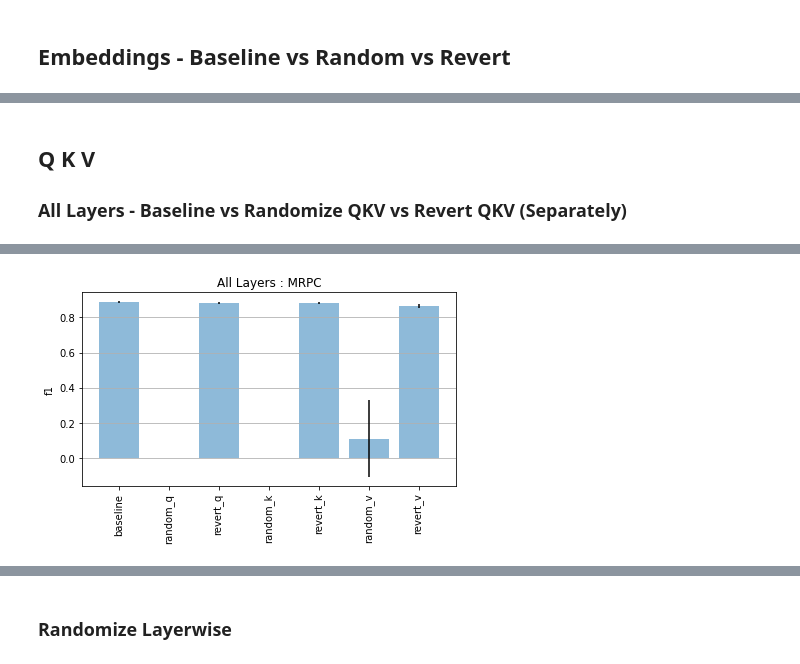
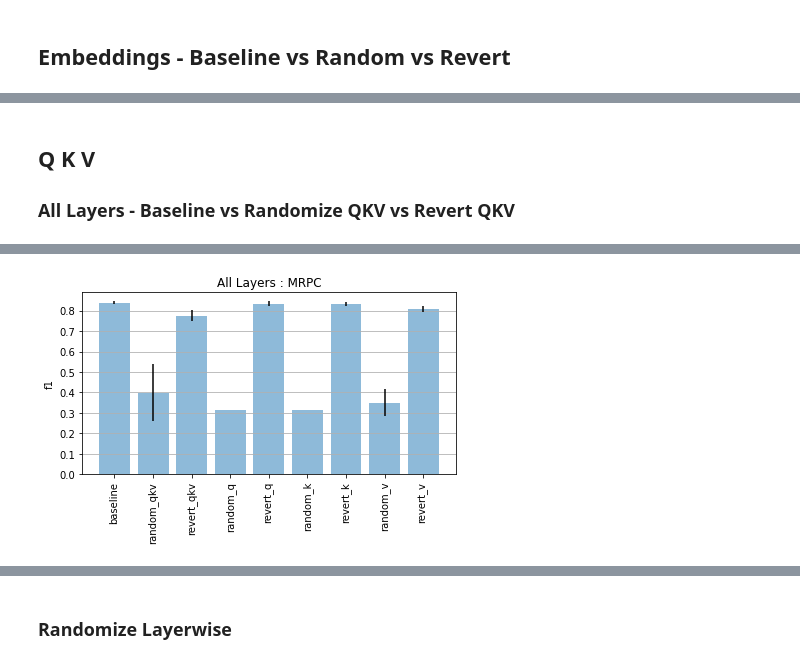
Before and after one commit to sai-prasanna/bert-experiments, a Jupyter notebook: experiment_analysis/analysis_1.ipynb, the cells around one changed output, grey strips where cells are left out. Cells and saved outputs as stored; diff of their text form; code cells hidden in the pictures.

```diff
--- a/experiment_analysis/analysis_1.ipynb
+++ b/experiment_analysis/analysis_1.ipynb
@@ -27,11 +27,9 @@ def flatten_metrics(metrics):
     }
     flattened["MRPC"] = {
         "metric": "f1",
-        "mean": metrics["MRPC"]["f1"][0],
-        "stdv": metrics["MRPC"]["f1"][1]
+        "mean": metrics["MRPC"]["acc"][0],
+        "stdv": metrics["MRPC"]["acc"][1]
     }
-
-
     flattened["QNLI"] = {
         "metric": "acc",
         "mean": metrics["QNLI"]["acc"][0],
@@ -121,9 +119,19 @@ plot_all_task_metrics(analyzed_metrics, "Embeddings")
 [figure]
 # %% [markdown]
 ## Q K V
-### All Layers - Baseline vs Randomize QKV vs Revert QKV (Separately)
+### All Layers - Baseline vs Randomize QKV vs Revert QKV
 # %%
 analyzed_metrics = [("baseline", baseline)]
+
+random_path = experiments_path / "randomize_qkv_together" / f"qkv_layer_all_results.json"
+with random_path.open() as f:
+    random_results = json.load(f)
+analyzed_metrics.append((f"random_qkv", random_results))
+
+revert_path = experiments_path / "revert_qkv" / f"qkv_layer_all_results.json"
+with revert_path.open() as f:
+    revert_results = json.load(f)
+analyzed_metrics.append((f"revert_qkv", revert_results))
 
 for component in ["query", "key", "value"]:
     random_path = experiments_path / "randomize_qkv" / f"{component}_layer_all_results.json"
@@ -142 +150 @@ plot_all_task_metrics(analyzed_metrics, "All Layers")
-[figure, old version]
+[figure, new version]
```
Also changed, not shown: parts of 9 cells of this notebook.
